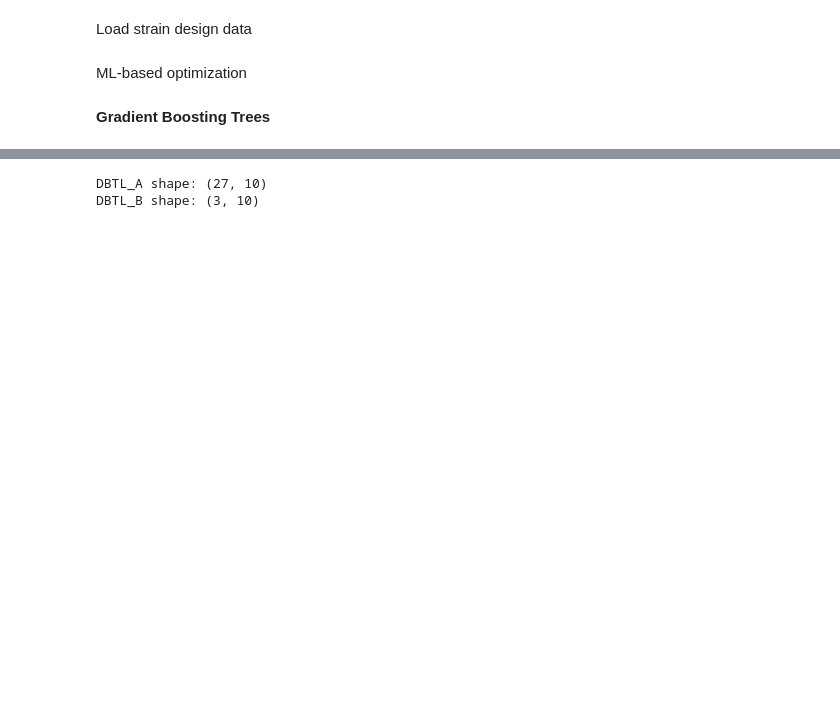
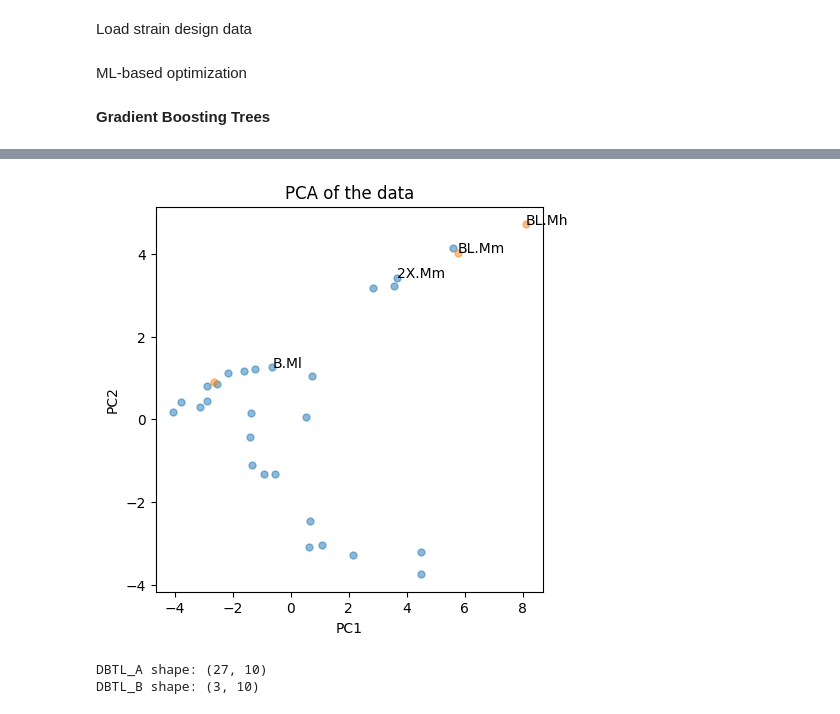
Before and after one commit to costasmexis/ML4OPT, a Jupyter notebook: strain_design.ipynb, the cells around one changed output, grey strips where cells are left out. Cells and saved outputs as stored; diff of their text form; code cells hidden in the pictures; blank space fills up the shorter version.

```diff
--- a/strain_design.ipynb
+++ b/strain_design.ipynb
@@ -125,20 +117,52 @@ WARNING:tensorflow:From c:\Users\mexis\anaconda3\envs\main\lib\site-packages\ker
+# %%
+def pca_for_visualization(df: pd.DataFrame, target : str = 'Limonene', n_components: int = 2):
+    pca = PCA(n_components=n_components)
+    principalComponents = pca.fit_transform(df.drop(target, axis=1))
+    df_pca = pd.DataFrame(data=principalComponents, columns=["PC1", "PC2"])
+    df_pca.index = df.index
+    df_pca[target] = df[target].values
+    return pca, df_pca
+
+# Function to plot pca over multiple df
+def plot_pca(*dfs: pd.DataFrame, target: str = "Limonene", threshold: float = 100):
+    fig, ax = plt.subplots(figsize=(5, 5))
+    for df in dfs:
+        ax.scatter(df["PC1"], df["PC2"], s=25, alpha=0.5)
+        # If df['Limonene'] > 10 label the point by the index of the df
+        for i, txt in enumerate(df.index):
+            if df.loc[txt][target] > threshold:
+                ax.annotate(txt, (df["PC1"][i], df["PC2"][i]))
+
+    plt.xlabel("PC1")
+    plt.ylabel("PC2")
+    plt.title("PCA of the data")
+    plt.show()
 # %%
 # Load the data
 DBTL_A = ["2X.Mh", "B.Lm", "2X.Ll", "A.Mm", "B.Ll", "A.Mh", "2X.Lm", "A.Hl", "2X.Hh", "B.Ml", "B.Mm", "2X.Lh", "B.Mh", "2X.Hl", "B.Hl", "2X.Ml", "B.Hm", "B.Lh", "B.Hh", "A.Ll", "A.Hm", "2X.Mm", "A.Hh", "A.Ml", "A.Lm", "A.Lh", "2X.Hm"]
 DBTL_B = ["BL.Mm", "BL.Mh", "BL.Ml"]
 FILENAME = "preprocessed_Limonene_data.csv"
 
 df = pd.read_csv(FILENAME, index_col=0)
 
 inputs = df.drop(columns=["Limonene"]).columns.values.tolist()
 outputs = ["Limonene"]
 
 df_A = df.loc[DBTL_A]
 df_B = df.loc[DBTL_B]
 
+# PCA
+pca, df_A_pca = pca_for_visualization(df_A, n_components=2)
+df_B_pca = pd.DataFrame(pca.transform(df_B.drop(outputs, axis=1)), columns=["PC1", "PC2"], index=df_B.index)
+df_B_pca[outputs] = df_B[outputs].values
+
+# Plot PCA
+plot_pca(df_A_pca, df_B_pca)
+
 print(f"DBTL_A shape: {df_A.shape}")
 print(f"DBTL_B shape: {df_B.shape}")
 # %% [output]
+[figure, added]
 DBTL_A shape: (27, 10)
 DBTL_B shape: (3, 10)
 # %%
```
Also changed, not shown: parts of 5 cells of this notebook.
